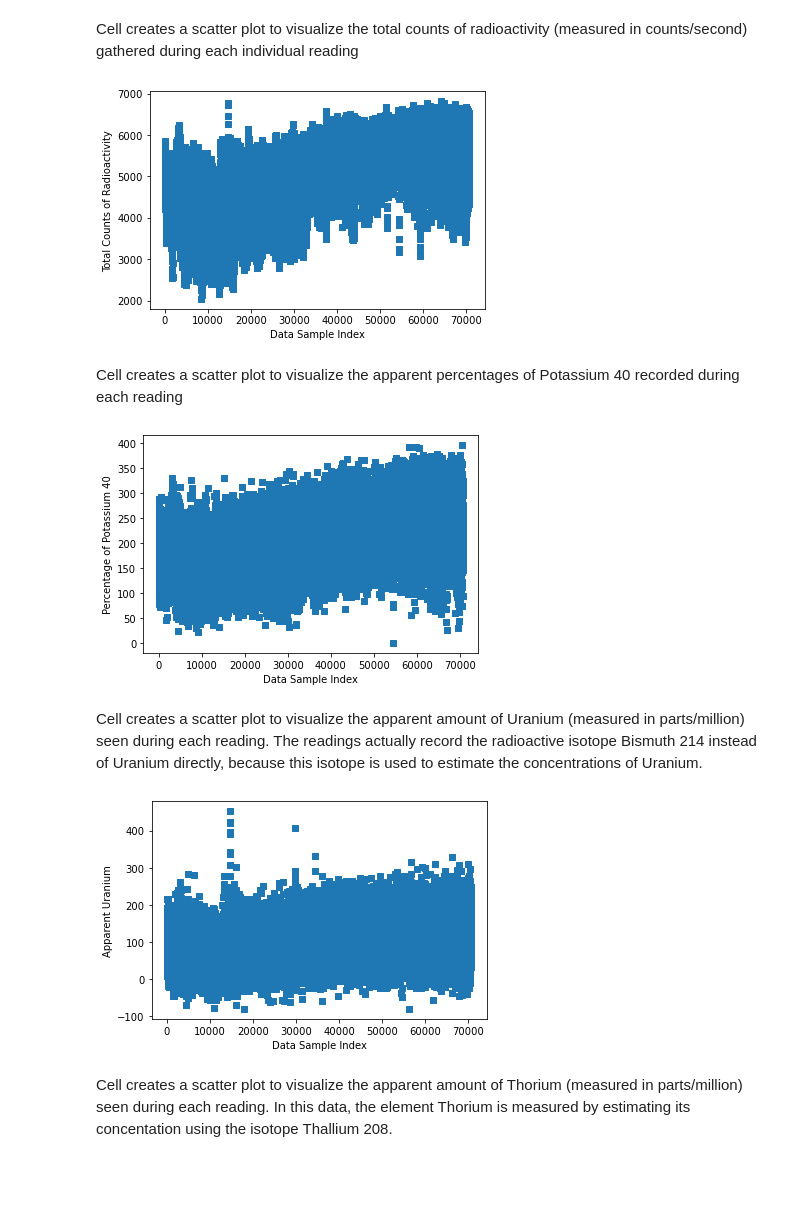
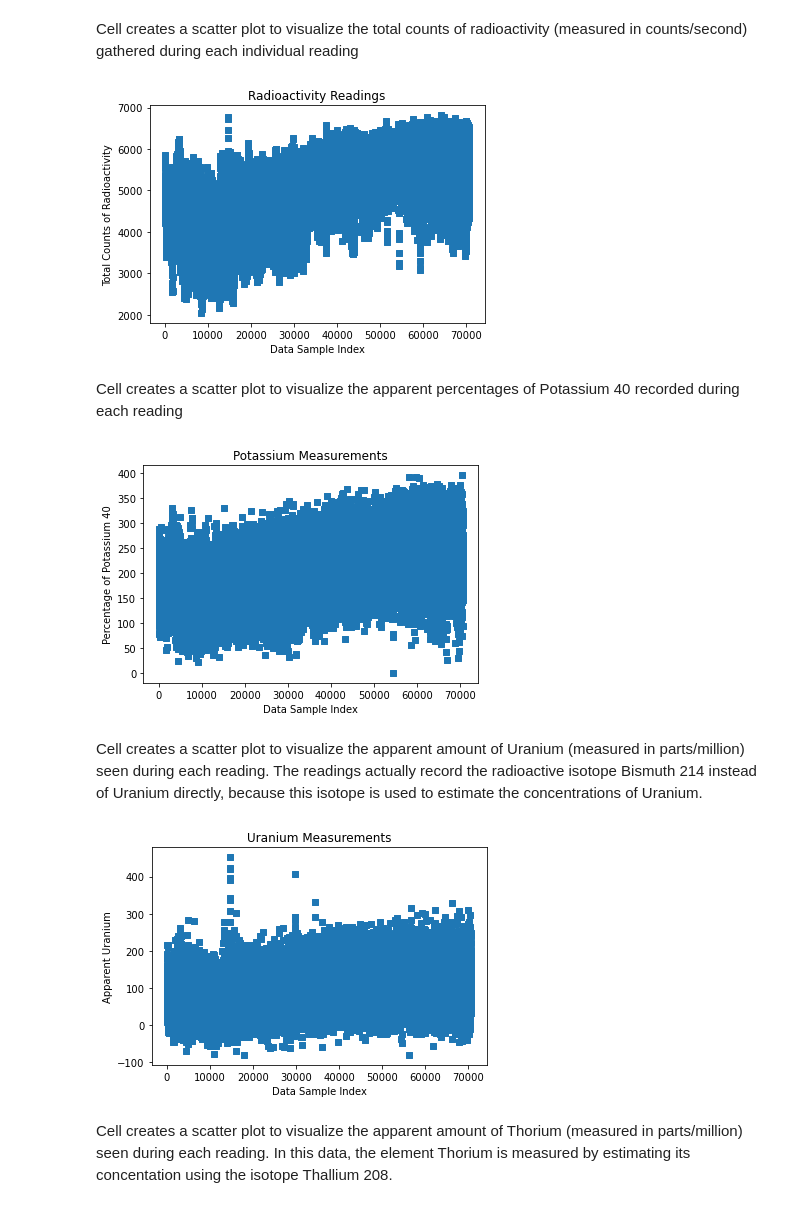
Before and after one commit to malbert131/FRI_Group_4_Project, a Jupyter notebook: main.ipynb, the cells around one changed output. Drawn from its saved outputs; the diff is of its cells as text; code cells hidden in the pictures; blank space fills up the shorter version.

```diff
--- a/main.ipynb
+++ b/main.ipynb
@@ -224,15 +229,16 @@ Cell creates a scatter plot to visualize the total counts of radioactivity (meas
 # %%
 rad_count_column = rad_DataFrame.loc[:, "total_count"]
 # radioactivity count numpy array
 rad_count = rad_count_column.values
 
 # plots counts of radioactivty detected in counts/second
 plt.scatter(x=range(len(rad_count)), y=rad_count, marker=",")
 plt.xlabel("Data Sample Index") # x-axis label
 plt.ylabel("Total Counts of Radioactivity") # y-axis label
+plt.title("Radioactivity Readings")
 plt.show()
 # %% [output]
-[figure, old version]
+[figure, new version]
 # %% [markdown]
 Cell creates a scatter plot to visualize the apparent percentages of Potassium 40 recorded during each reading
 # %%
@@ -244,9 +250,10 @@ K_count = K_count_column.values
 plt.scatter(x=range(len(K_count)), y=K_count, marker=",")
 plt.xlabel("Data Sample Index") # x-axis label
 plt.ylabel("Percentage of Potassium 40") # y-axis label
+plt.title("Potassium Measurements")
 plt.show()
 # %% [output]
-[figure, old version]
+[figure, new version]
 # %% [markdown]
 Cell creates a scatter plot to visualize the apparent amount of Uranium (measured in parts/million) seen during each reading. The readings actually record the radioactive isotope Bismuth 214 instead of Uranium directly, because this isotope is used to estimate the concentrations of Uranium.
 # %%
@@ -258,9 +265,10 @@ U_count = U_count_column.values
 plt.scatter(x=range(len(U_count)), y=U_count, marker=",")
 plt.xlabel("Data Sample Index") # x-axis label
 plt.ylabel("Apparent Uranium") # y-axis label
+plt.title("Uranium Measurements")
 plt.show()
 # %% [output]
-[figure, old version]
+[figure, new version]
 # %% [markdown]
 Cell creates a scatter plot to visualize the apparent amount of Thorium (measured in parts/million) seen during each reading. In this data, the element Thorium is measured by estimating its concentation using the isotope Thallium 208.
 # %%
```
Also changed, not shown: parts of 27 cells of this notebook.
